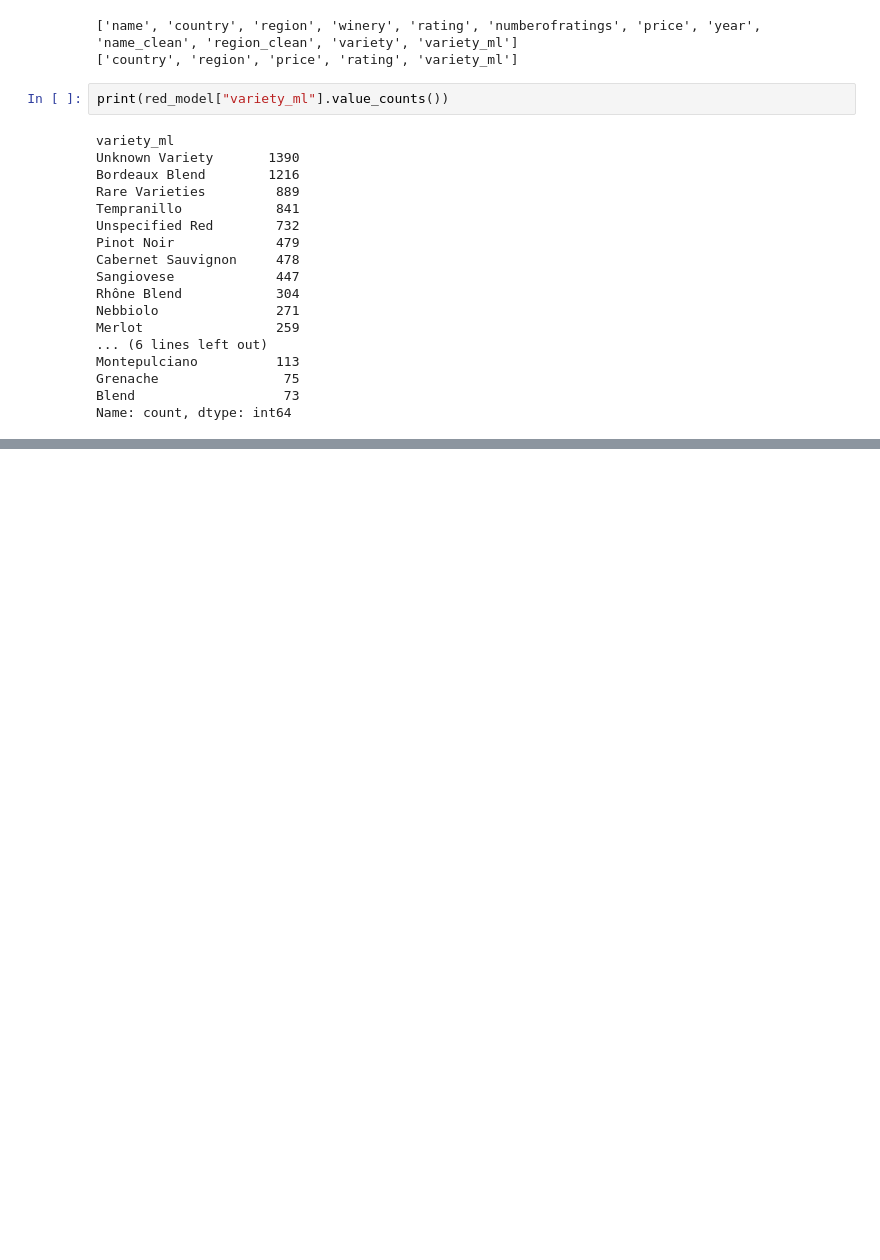
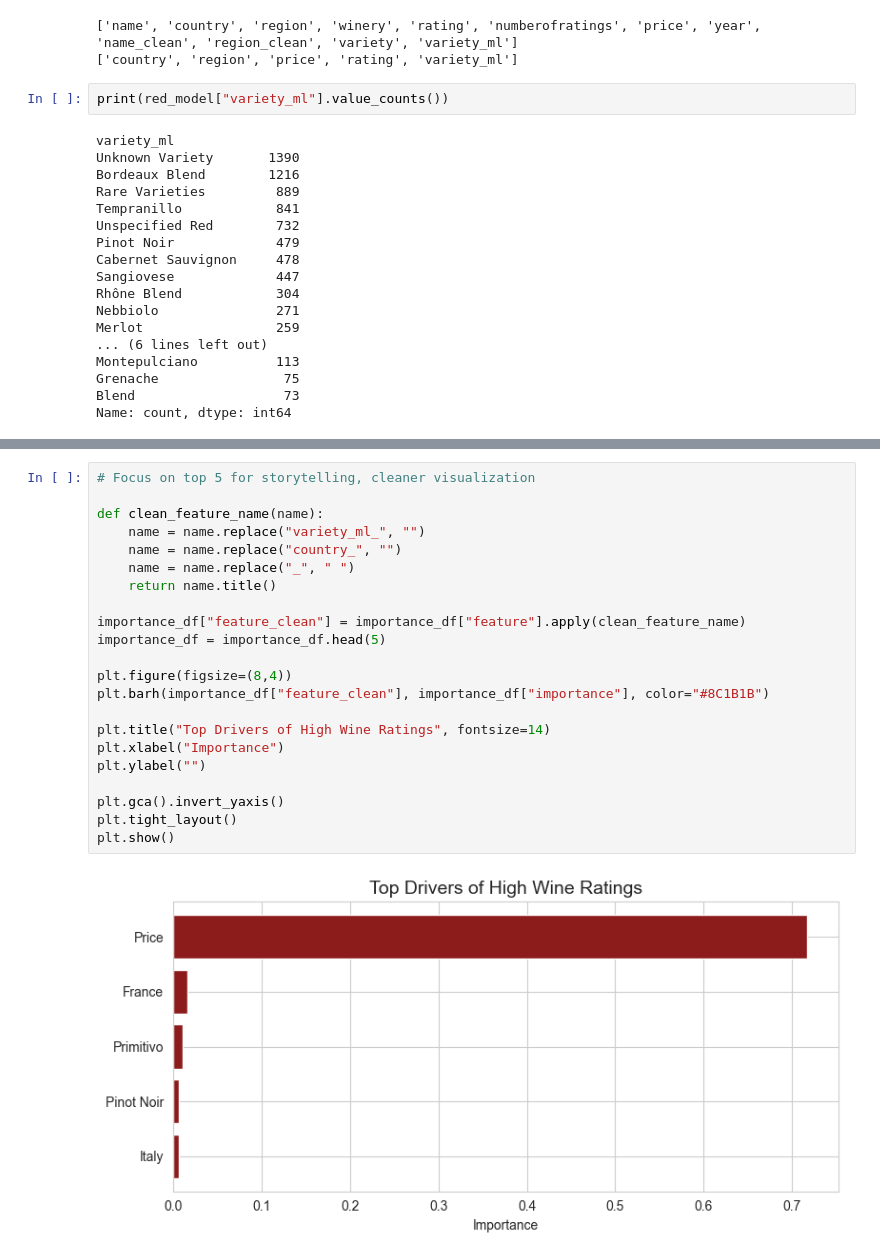
Before and after one commit to letter-b/wineproject, a Jupyter notebook: notebooks/insights-storytelling_rachel.ipynb, the cells around one changed output, grey strips where cells are left out. Saved outputs shown, nothing was run; the diff lists cells and outputs as text; blank space fills up the shorter version.

```diff
--- a/notebooks/insights-storytelling_rachel.ipynb
+++ b/notebooks/insights-storytelling_rachel.ipynb
@@ -60,0 +178,24 @@ Name: count, dtype: int64
+# %%
+# Focus on top 5 for storytelling, cleaner visualization
+
+def clean_feature_name(name):
+    name = name.replace("variety_ml_", "")
+    name = name.replace("country_", "")
+    name = name.replace("_", " ")
+    return name.title()
+
+importance_df["feature_clean"] = importance_df["feature"].apply(clean_feature_name)
+importance_df = importance_df.head(5)
+
+plt.figure(figsize=(8,4))
+plt.barh(importance_df["feature_clean"], importance_df["importance"], color="#8C1B1B")
+
+plt.title("Top Drivers of High Wine Ratings", fontsize=14)
+plt.xlabel("Importance")
+plt.ylabel("")
+
+plt.gca().invert_yaxis()
+plt.tight_layout()
+plt.show()
+# %% [output]
+[figure, added]
```
Also changed, not shown: parts of 20 cells of this notebook, 11 other files.
